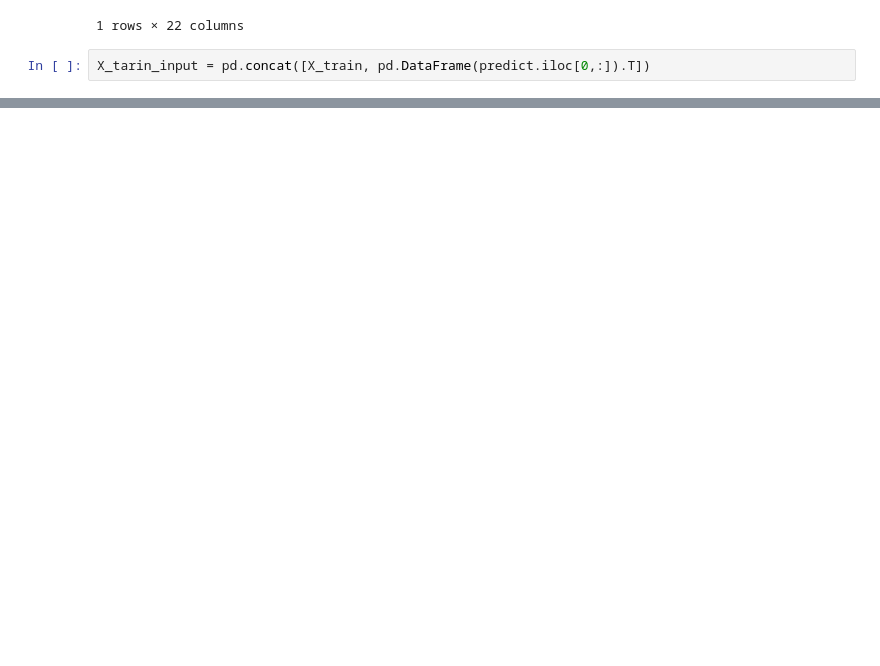
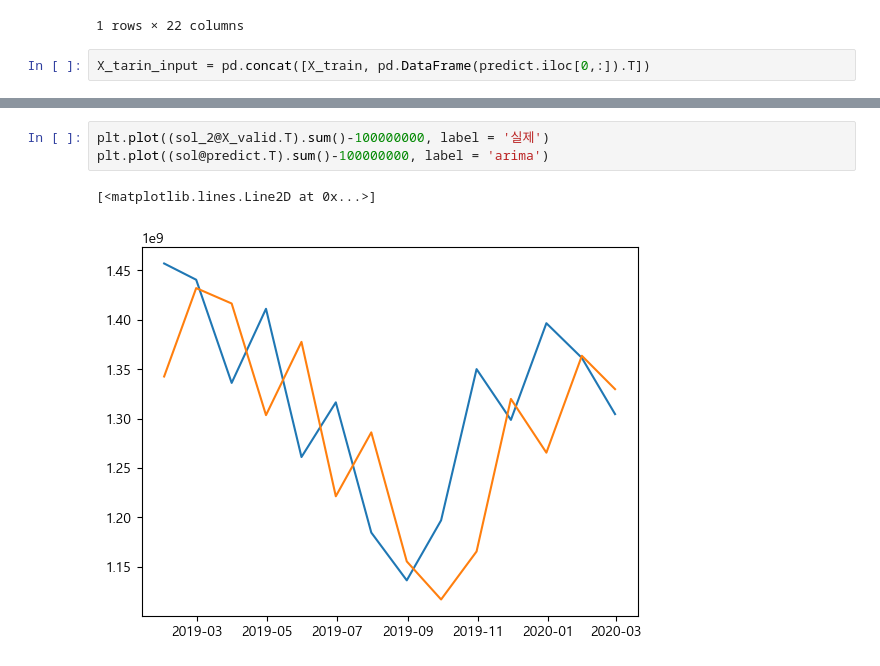
Before and after one commit to Jjineeq/Quant, a Jupyter notebook: Quant_total.ipynb, the cells around one changed output, grey strips where cells are left out. Cells and saved outputs as stored; diff of their text form; blank space fills up the shorter version.

```diff
--- a/Quant_total.ipynb
+++ b/Quant_total.ipynb
@@ -249,0 +342,6 @@ pd.DataFrame.from_dict(data = solution[0][0], orient='index', dtype='int').T
+# %%
+plt.plot((sol_2@X_valid.T).sum()-100000000, label = '실제')
+plt.plot((sol@predict.T).sum()-100000000, label = 'arima')
+# %% [output]
+[<matplotlib.lines.Line2D at 0x...>]
+[figure, added]
```
Also changed, not shown: parts of 17 cells of this notebook.
